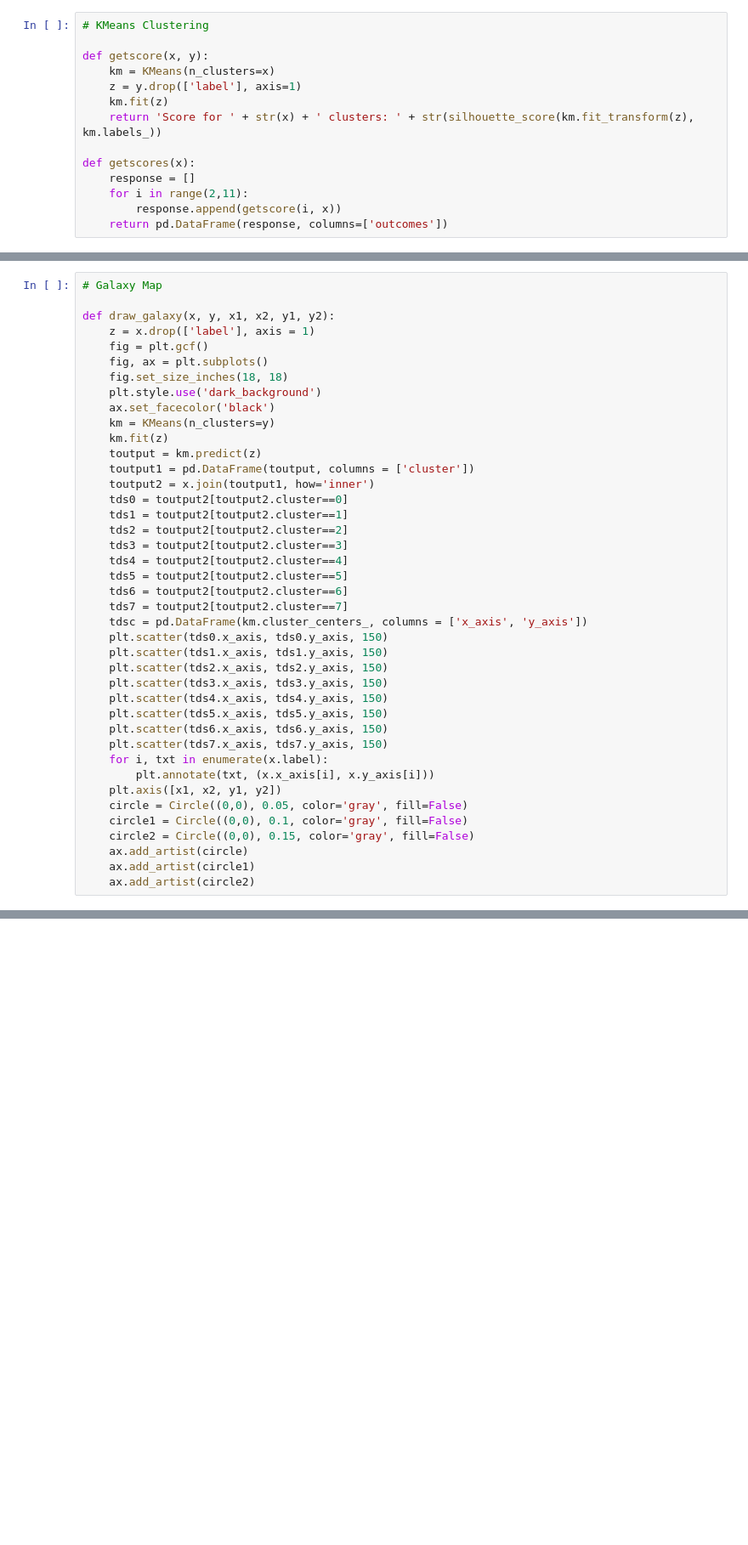
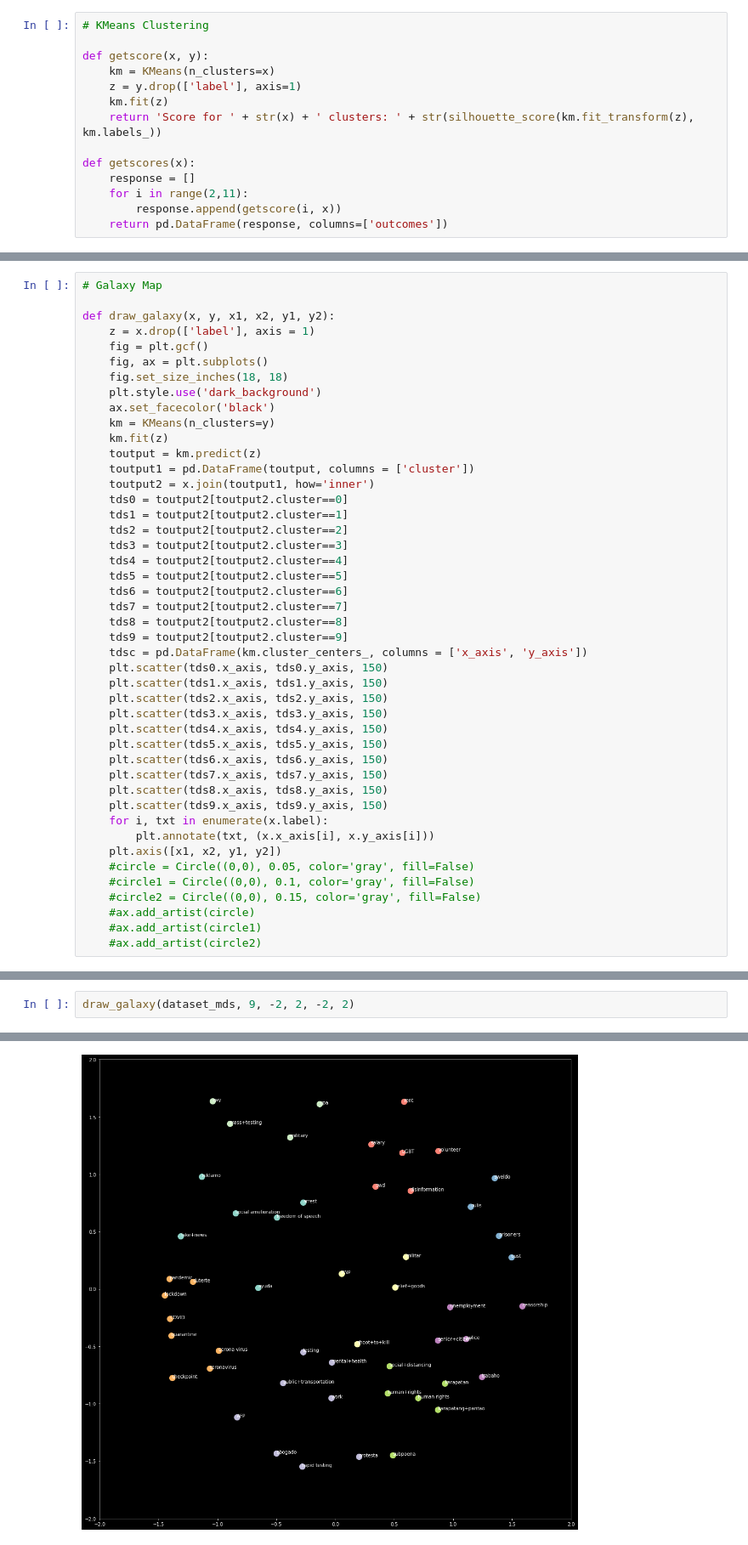
Before and after one commit to docligot/constellation_tools, a Jupyter notebook: Constellation Tools.ipynb, the cells around one changed output, grey strips where cells are left out. Shown at 85% size. Drawn from its saved outputs; the diff is of its cells as text; blank space fills up the shorter version.

```diff
--- a/Constellation Tools.ipynb
+++ b/Constellation Tools.ipynb
@@ -191,6 +218,8 @@ def draw_galaxy(x, y, x1, x2, y1, y2):
     tds5 = toutput2[toutput2.cluster==5]
     tds6 = toutput2[toutput2.cluster==6]
     tds7 = toutput2[toutput2.cluster==7]
+    tds8 = toutput2[toutput2.cluster==8]
+    tds9 = toutput2[toutput2.cluster==9]
     tdsc = pd.DataFrame(km.cluster_centers_, columns = ['x_axis', 'y_axis'])
     plt.scatter(tds0.x_axis, tds0.y_axis, 150)
     plt.scatter(tds1.x_axis, tds1.y_axis, 150)
@@ -200,12 +229,14 @@ def draw_galaxy(x, y, x1, x2, y1, y2):
     plt.scatter(tds5.x_axis, tds5.y_axis, 150)
     plt.scatter(tds6.x_axis, tds6.y_axis, 150)
     plt.scatter(tds7.x_axis, tds7.y_axis, 150)
+    plt.scatter(tds8.x_axis, tds8.y_axis, 150)
+    plt.scatter(tds9.x_axis, tds9.y_axis, 150)
     for i, txt in enumerate(x.label):
         plt.annotate(txt, (x.x_axis[i], x.y_axis[i]))
     plt.axis([x1, x2, y1, y2])
-    circle = Circle((0,0), 0.05, color='gray', fill=False)
-    circle1 = Circle((0,0), 0.1, color='gray', fill=False)
-    circle2 = Circle((0,0), 0.15, color='gray', fill=False)
-    ax.add_artist(circle)
-    ax.add_artist(circle1)
-    ax.add_artist(circle2)
+    #circle = Circle((0,0), 0.05, color='gray', fill=False)
+    #circle1 = Circle((0,0), 0.1, color='gray', fill=False)
+    #circle2 = Circle((0,0), 0.15, color='gray', fill=False)
+    #ax.add_artist(circle)
+    #ax.add_artist(circle1)
+    #ax.add_artist(circle2)
@@ -216,0 +243,3 @@ draw_galaxy(dataset_mds, 6, -.25, .25, -.25, .25)
+# %%
+draw_galaxy(dataset_mds, 9, -2, 2, -2, 2)
+# %% [output]
@@ -216,0 +247 @@ draw_galaxy(dataset_mds, 6, -.25, .25, -.25, .25)
+[figure, added]
```
Also changed, not shown: parts of 7 cells of this notebook, 7 other files.
